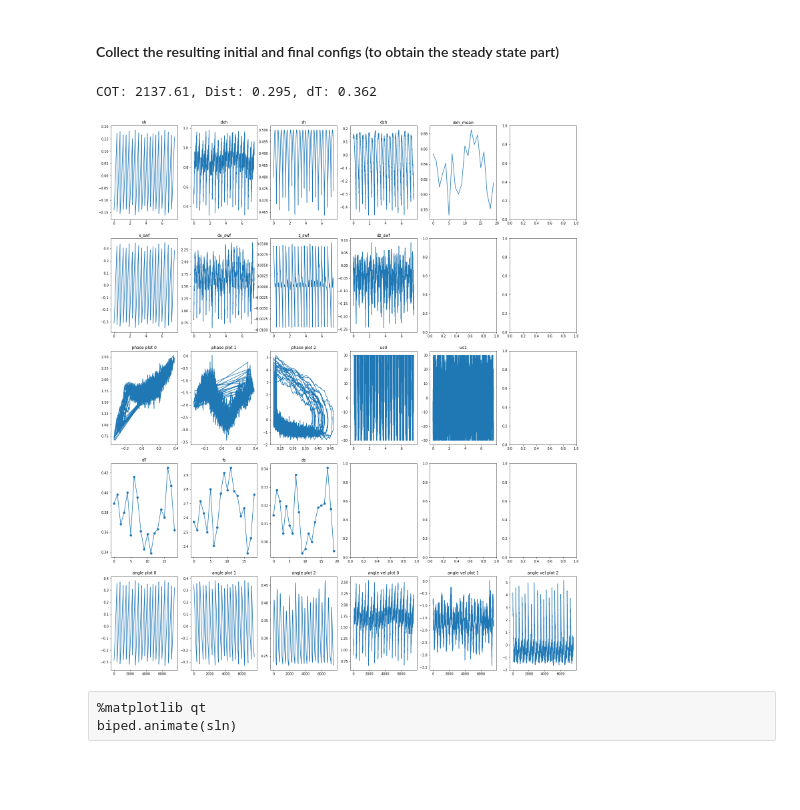
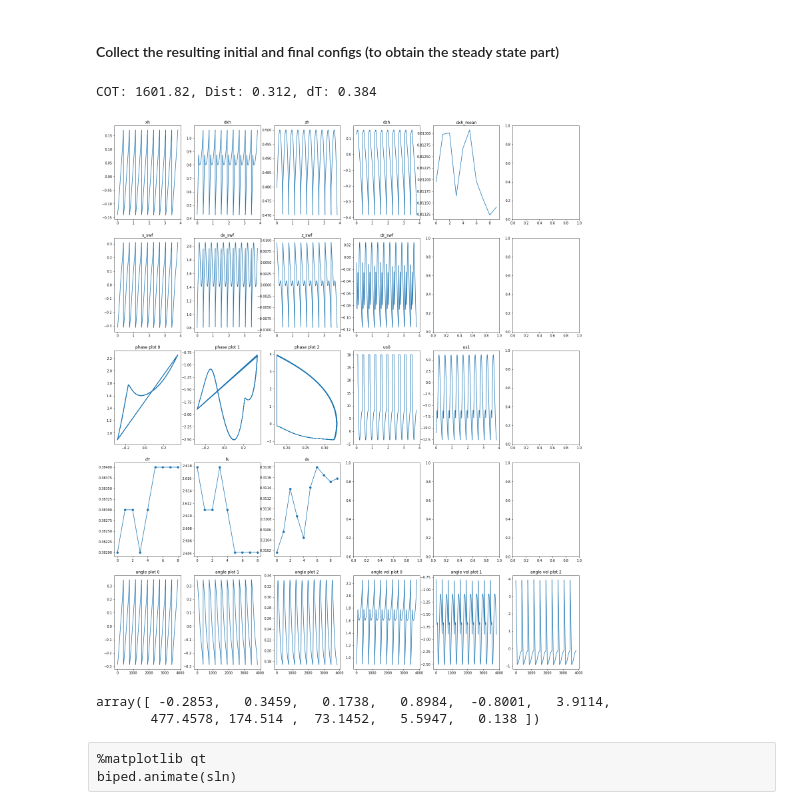
Before and after one commit to teguhSL/legged_robots, a Jupyter notebook: notebooks/ilqr-casadi.ipynb, the cells around one changed output. Cells and saved outputs as stored; diff of their text form; code cells hidden in the pictures; blank space fills up the shorter version.

```diff
--- a/notebooks/ilqr-casadi.ipynb
+++ b/notebooks/ilqr-casadi.ipynb
@@ -38,5 +38,3 @@ noise[:,i] = noise_i
 # %%
 biped = Biped_Casadi()
 biped.def_compute_matrices()
-# %%
-biped.set_noise(noise)
@@ -111,3 +116,6 @@ opt_params = np.array([0.347345, -0.366746, 0.000136, -0.000034, 0.000339, 6.361
+# %%
+opt_params = np.array([  0.3378,  -0.3795,  -0.0001,   0.    ,   0.0002,   7.7201,
+       477.4578, 174.514 ,  73.1452,   5.5947,   0.138 ])
 # %% [markdown]
 #### Observe the result
 # %%
@@ -142,20 +150,25 @@ opt_params = np.load('std_params/v_06.npy')
 # %%
 from utils import extract_init_goal
 
 y0, yT = extract_init_goal(sln)
 q0, dq0 = y0[-1,:3], y0[-1,3:]
 qT, dqT = yT[-1,:3], yT[-1,3:]
 T = sln['T'][-1][-1] - sln['T'][-1][0]
 T = int(T/biped.dT)
 
 biped.set_control()
-sln = biped.solve_eqns(q0, dq0, 20, params)
+sln = biped.solve_eqns(q0, dq0, 10, params)
 clear_output()
 
 res = biped.analyse(sln, params, to_plot=True)
 # %% [output]
-COT: 2137.61, Dist: 0.295, dT: 0.362
+COT: 1601.82, Dist: 0.312, dT: 0.384
-[figure, old version]
+[figure, new version]
+# %%
+np.concatenate([q0, dq0, params])
+# %% [output]
+array([ -0.2853,   0.3459,   0.1738,   0.8984,  -0.8001,   3.9114,
+       477.4578, 174.514 ,  73.1452,   5.5947,   0.138 ])
 # %% [raw]
 %matplotlib qt
 biped.animate(sln)
```
Also changed, not shown: parts of 40 cells of this notebook, 6 other files.
